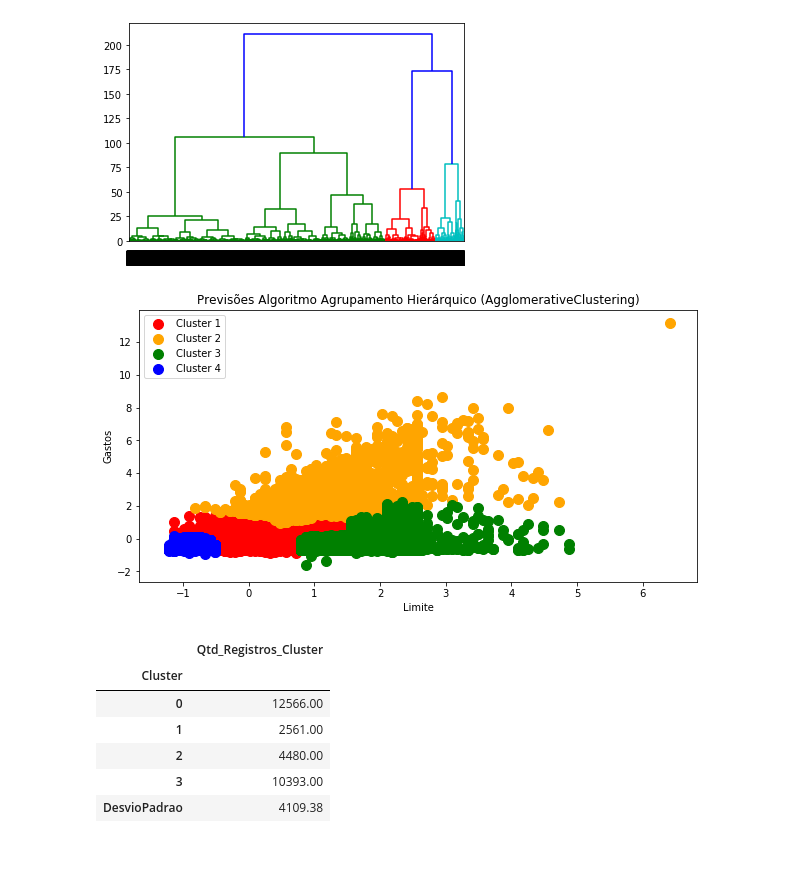
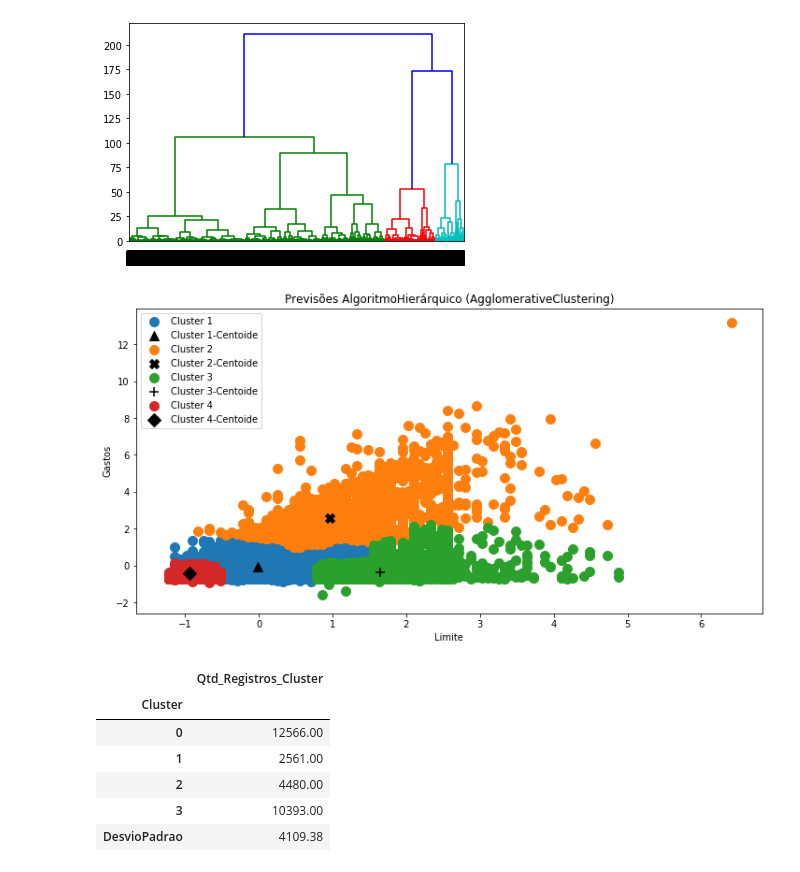
Before and after one commit to charlessodre/Charles_Estudo_Algoritmos_Agrupamento, a Jupyter notebook: Estudo_Algoritmos_Agrupamento/estudo_algoritmos_agrupamento.ipynb, the cells around one changed output. Saved outputs shown, nothing was run; the diff lists cells and outputs as text; code cells hidden in the pictures.

```diff
--- a/Estudo_Algoritmos_Agrupamento/estudo_algoritmos_agrupamento.ipynb
+++ b/Estudo_Algoritmos_Agrupamento/estudo_algoritmos_agrupamento.ipynb
@@ -167,21 +190,11 @@ from sklearn.cluster import AgglomerativeClustering
 
 aghier = AgglomerativeClustering(n_clusters = 4, affinity = 'euclidean', linkage = 'ward')
 previsoes_aghier = aghier.fit_predict(atributos)
-# %%
-# Plota o grafico com os agrupamentos
-plt.figure(figsize=(10,5))
-plt.title('Previsões Algoritmo Agrupamento Hierárquico (AgglomerativeClustering)')
-plt.scatter(atributos[previsoes_aghier == 0, 0], atributos[previsoes_aghier == 0, 1], s = 100, c = 'red',    label = 'Cluster 1')
-plt.scatter(atributos[previsoes_aghier == 1, 0], atributos[previsoes_aghier == 1, 1], s = 100, c = 'orange', label = 'Cluster 2')
-plt.scatter(atributos[previsoes_aghier == 2, 0], atributos[previsoes_aghier == 2, 1], s = 100, c = 'green',  label = 'Cluster 3')
-plt.scatter(atributos[previsoes_aghier == 3, 0], atributos[previsoes_aghier == 3, 1], s = 100, c = 'blue',   label = 'Cluster 4')
-plt.xlabel('Limite')
-plt.ylabel('Gastos')
-plt.legend()
-plt.savefig(fname='Hierarquico.png', dpi=100)
-plt.show();
-# %% [output]
-[figure, removed]
+# %%
+# Plota o grafico com os agrupamentos
+plota_graficos_clusters(atributos ,previsoes_aghier, 'Hierárquico (AgglomerativeClustering)')
+# %% [output]
+[figure, added]
 # %%
 # Cria um Dataframe com a quantidade de registros de cada Cluster.
 
```
Also changed, not shown: parts of 11 cells of this notebook, 4 other files.
